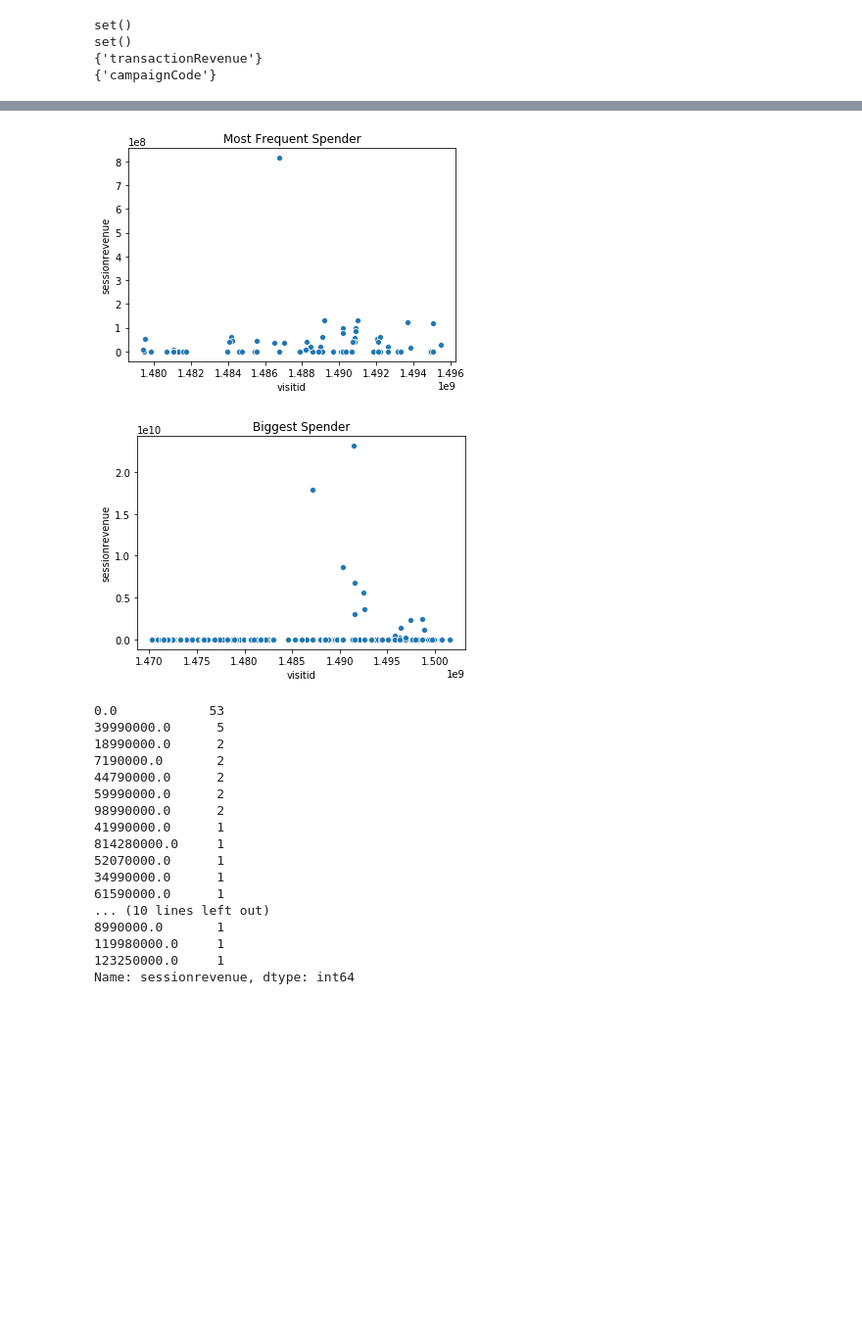
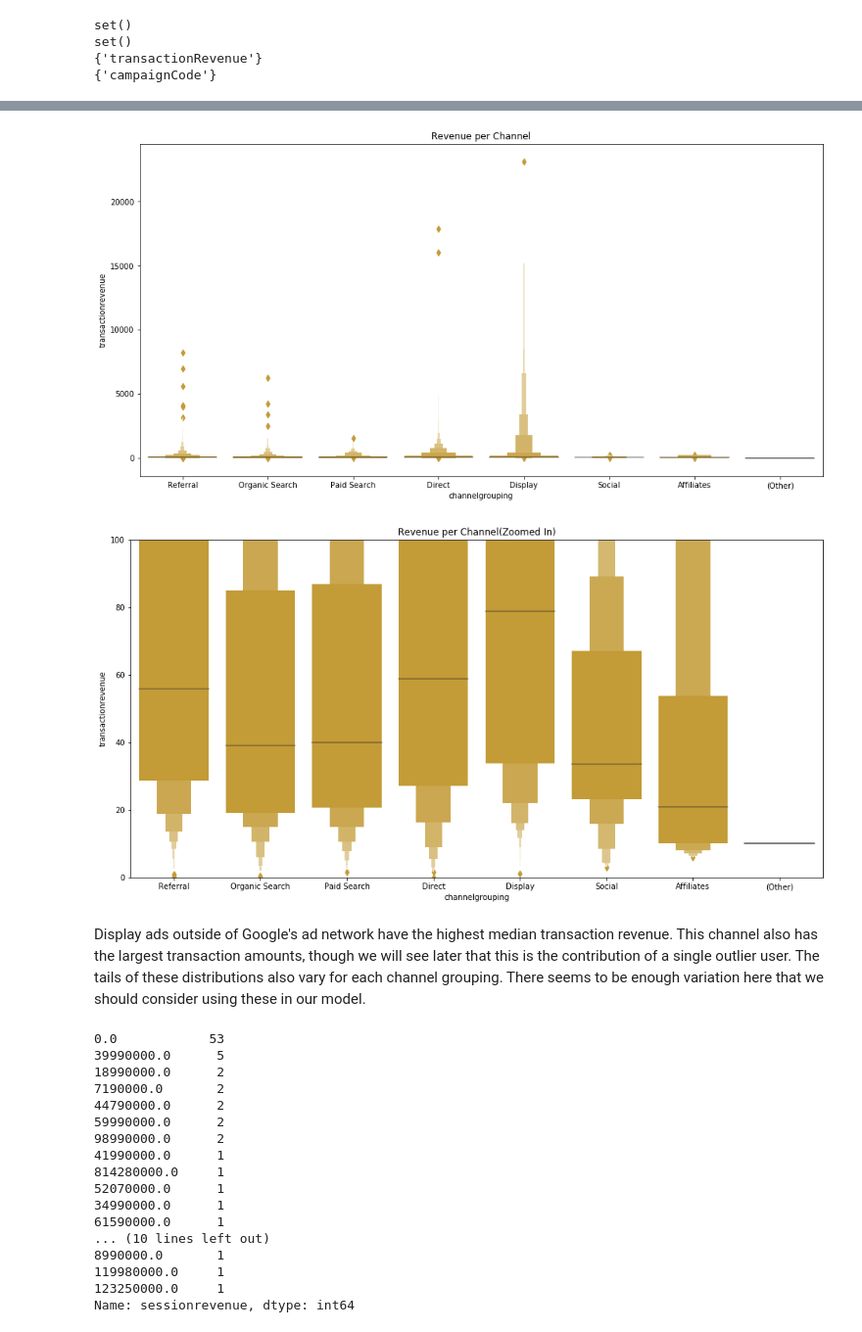
Before and after one commit to romandtse07/google_analytics_kaggle, a Jupyter notebook: SQL.ipynb, the cells around one changed output, grey strips where cells are left out. Shown at 98% size. Saved outputs shown, nothing was run; the diff lists cells and outputs as text; code cells hidden in the pictures; blank space fills up the shorter version.

```diff
--- a/SQL.ipynb
+++ b/SQL.ipynb
@@ -212,11 +334,8 @@ top_spender = pd.read_sql_query(query, engine)
 # %%
 query = """
-SELECT fullVisitorId
+SELECT channelGrouping,
+    CAST(totals ->> 'transactionRevenue' AS NUMERIC)/10^6 AS transactionRevenue
 FROM train_data
-GROUP BY fullVisitorId
-HAVING SUM(CAST(totals ->> 'transactionRevenue' AS NUMERIC)) > 1
-ORDER BY SUM(CAST(totals ->> 'transactionRevenue' AS NUMERIC))  DESC
-LIMIT 100
 """
 
-top_order = pd.read_sql_query(query, engine)
+channel_summary = pd.read_sql_query(query, engine).fillna(0)
@@ -424,13 +342,18 @@ import seaborn as sns
-# %%
-sns.scatterplot('visitid', 'sessionrevenue', data=freq_spender)
-plt.title('Most Frequent Spender');
-# %% [output]
-[figure, removed]
-# %%
-sns.scatterplot('visitid', 'sessionrevenue', data=top_spender)
-plt.title('Biggest Spender');
-# %% [output]
-[figure, removed]
+# %%
+plt.figure(figsize=(16,8))
+sns.boxenplot('channelgrouping', 'transactionrevenue', data=channel_summary.query('transactionrevenue > 0'), color='goldenrod')
+plt.title('Revenue per Channel');
+# %% [output]
+[figure, added]
+# %%
+plt.figure(figsize=(16,8))
+sns.boxenplot('channelgrouping', 'transactionrevenue', data=channel_summary.query('transactionrevenue > 0'), color='goldenrod')
+plt.ylim(0,100);
+plt.title('Revenue per Channel(Zoomed In)');
+# %% [output]
+[figure, added]
+# %% [markdown]
+Display ads outside of Google's ad network have the highest median transaction revenue.  This channel also has the largest transaction amounts, though we will see later that this is the contribution of a single outlier user.  The tails of these distributions also vary for each channel grouping.  There seems to be enough variation here that we should consider using these in our model.
 # %%
 query = """
 WITH freq_spender AS (
```
Also changed, not shown: parts of 98 cells of this notebook, 16 other files.
